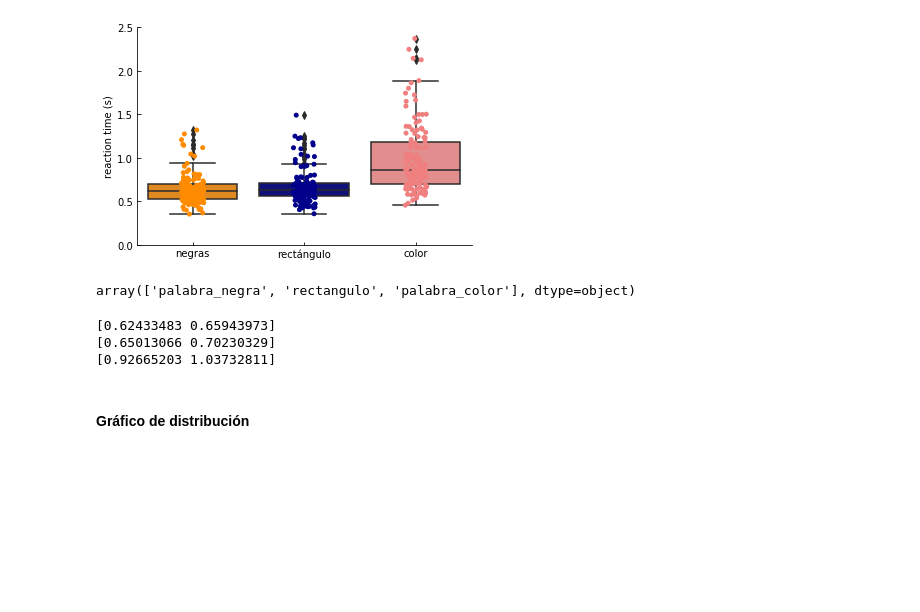
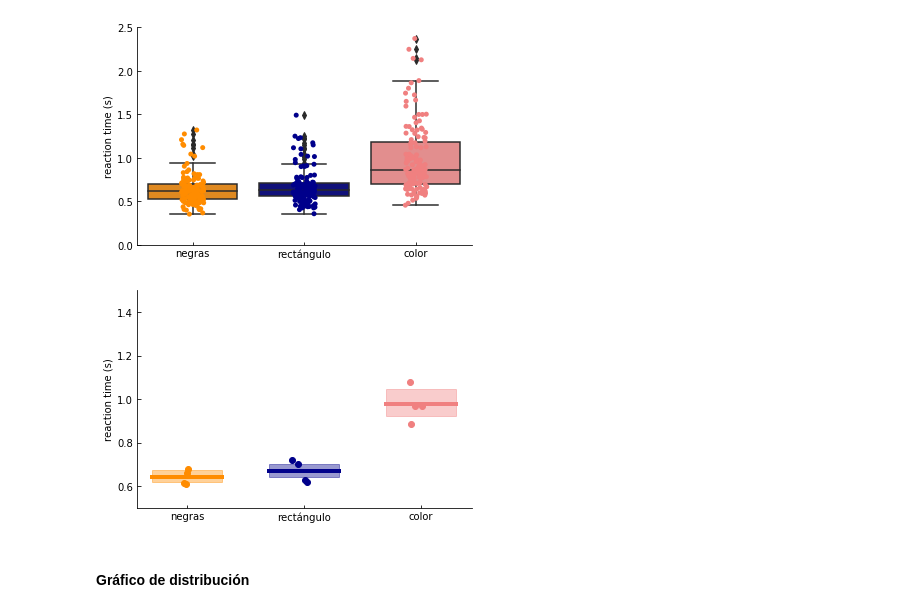
Before and after one commit to davidbestue/OpenBrains, a Jupyter notebook: Stroop/Stroop_analisis.ipynb, the cells around one changed output. Drawn from its saved outputs; the diff is of its cells as text; code cells hidden in the pictures; blank space fills up the shorter version.

```diff
--- a/Stroop/Stroop_analisis.ipynb
+++ b/Stroop/Stroop_analisis.ipynb
@@ -60,12 +61,9 @@ import scikits.bootstrap as bootstraps
-# %%
-df.condition.unique()
-# %% [output]
-array(['palabra_negra', 'rectangulo', 'palabra_color'], dtype=object)
 # %%
-ci_pn= bootstraps.ci(df.loc[df['condition']=='palabra_negra', 'rt'], statfunction=np.mean,  alpha=0.05, n_samples=10)
-ci_r= bootstraps.ci(df.loc[df['condition']=='rectangulo', 'rt'], statfunction=np.mean,  alpha=0.05, n_samples=10)
-ci_pc= bootstraps.ci(df.loc[df['condition']=='palabra_color', 'rt'], statfunction=np.mean,  alpha=0.05, n_samples=10)
+m_pn=df.loc[df['condition']=='palabra_negra', 'rt'].mean()
+ci_pn= bootstraps.ci(df.loc[df['condition']=='palabra_negra', 'rt'], statfunction=np.mean,  alpha=0.05, n_samples=100)
+
+m_r=df.loc[df['condition']=='rectangulo', 'rt'].mean()
+ci_r= bootstraps.ci(df.loc[df['condition']=='rectangulo', 'rt'], statfunction=np.mean,  alpha=0.05, n_samples=100)
+
+m_pc=df.loc[df['condition']=='palabra_color', 'rt'].mean()
+ci_pc= bootstraps.ci(df.loc[df['condition']=='palabra_color', 'rt'], statfunction=np.mean,  alpha=0.05, n_samples=100)
-# %% [output]
-[0.62433483 0.65943973]
-[0.65013066 0.70230329]
-[0.92665203 1.03732811]
@@ -76,20 +70,39 @@ plt.add_patch(Rectangle((left, ci[0]), width, ci[1]-ci[0],alpha=alpha_box, fill=
 # %%
-sns.boxplot(x = "condition",  y = "rt",  data = df,
-            palette=['darkorange', 'darkblue', 'lightcoral'])
 
-sns.stripplot(x = "condition",  y = "rt",  data = df,
-             palette=['darkorange', 'darkblue', 'lightcoral'])
+
+idxs_x = [0,1,2]
+palette=['darkorange', 'darkblue', 'lightcoral']
+cis = [ci_pn, ci_r, ci_pc]
+means = [m_pn, m_r, m_pc]
+
+for idx, cond in enumerate(['palabra_negra', 'rectangulo', 'palabra_color']):
+
+    ##plot_rectange
+    plt.gca().add_patch(Rectangle((idx, cis[idx][0]), 0.6, cis[idx][1]-cis[idx][0],
+                                  alpha=0.4, fill=True, facecolor=palette[idx],
+                                  linewidth=1,  edgecolor=palette[idx]))
+    ##plot_mean
+    plt.plot([idx, idx+0.6], [means[idx], means[idx]], color=palette[idx], linewidth=4)
+
+    ##
+    subj_values = df.loc[df['condition']==cond].groupby('participant', as_index=False)['rt'].mean().rt.values
+    for i in range(len(subj_values)):
+        jitter=np.random.uniform(-0.1, 0.1)
+        plt.plot(idx+0.3+jitter, subj_values[i], color=palette[idx], marker='o', markersize=6 )
+
 
 
 plt.gca().spines['right'].set_visible(False)  # aesthetics                                                                              # remove right spines
 plt.gca().spines['top'].set_visible(False)                                                                                  # remove top spines
 plt.gca().get_xaxis().tick_bottom()
 plt.gca().get_yaxis().tick_left()
 plt.gca().tick_params(direction='in') #direction
-plt.xticks([0,1,2], ['negras', 'rectángulo', 'color'])
+plt.xticks([0+0.3,1+0.3,2+0.3], ['negras', 'rectángulo', 'color'])
 plt.xlabel('')
 plt.ylabel('reaction time (s)')
-plt.ylim(0, 2.5);
+plt.ylim(0.5, 1.5);
+# %% [output]
+[figure, added]
 # %% [markdown]
 #### Gráfico de distribución
 # %%
```
Also changed, not shown: parts of 2 cells of this notebook.
